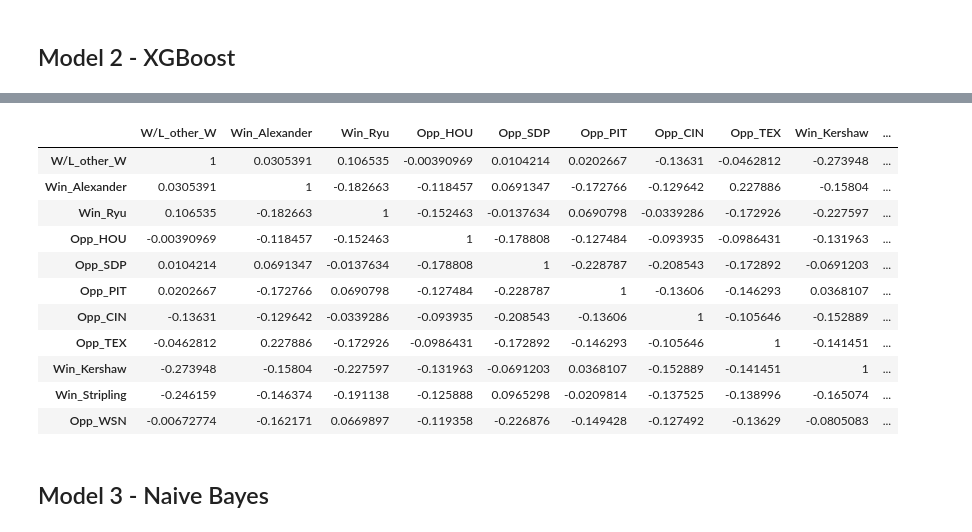
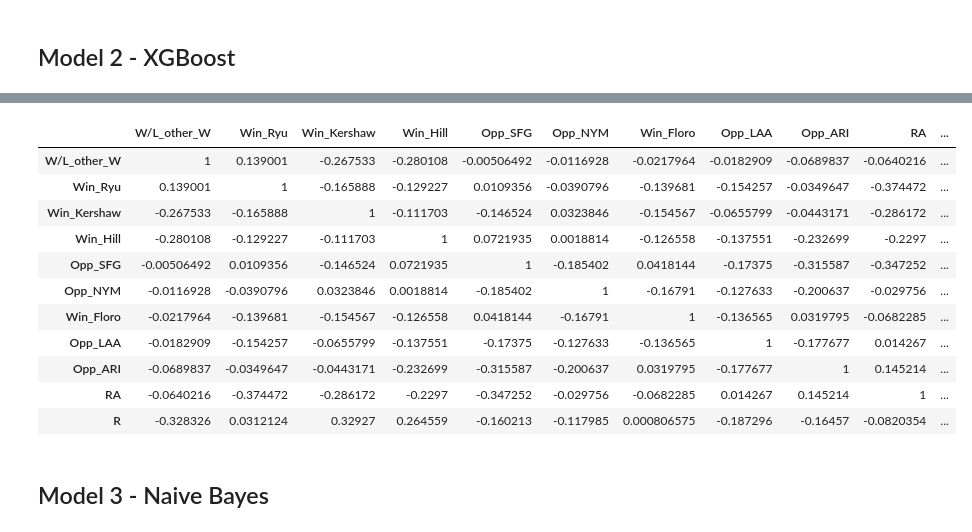
Before and after one commit to CoachCooz/Capstone-, a Jupyter notebook: Modeling.ipynb, the cells around one changed output, grey strips where cells are left out. Saved outputs shown, nothing was run; the diff lists cells and outputs as text; code cells hidden in the pictures.

```diff
--- a/Modeling.ipynb
+++ b/Modeling.ipynb
@@ -495,21 +495,21 @@ weighted avg       0.53      0.52      0.52        69
 # %%
-feature_corr_XG = boxscore_final[['W/L_other_W', 'Win_Alexander', 'Win_Ryu', 'Opp_HOU', 'Opp_SDP',
-                                  'Opp_PIT', 'Opp_CIN', 'Opp_TEX', 'Win_Kershaw', 'Win_Stripling',
-                                  'Opp_WSN']].corr()
+feature_corr_XG = boxscore_final[['W/L_other_W', 'Win_Ryu', 'Win_Kershaw', 'Win_Hill', 'Opp_SFG',
+                                  'Opp_NYM', 'Win_Floro', 'Opp_LAA', 'Opp_ARI', 'RA',
+                                  'R']].corr()
 feature_corr_XG.corr().style.background_gradient(cmap='Blues')
 # %% [output]
-|  | W/L_other_W | Win_Alexander | Win_Ryu | Opp_HOU | Opp_SDP | Opp_PIT | Opp_CIN | Opp_TEX | Win_Kershaw | ... |
-| W/L_other_W | 1 | 0.0305391 | 0.106535 | -0.00390969 | 0.0104214 | 0.0202667 | -0.13631 | -0.0462812 | -0.273948 | ... |
-| Win_Alexander | 0.0305391 | 1 | -0.182663 | -0.118457 | 0.0691347 | -0.172766 | -0.129642 | 0.227886 | -0.15804 | ... |
-| Win_Ryu | 0.106535 | -0.182663 | 1 | -0.152463 | -0.0137634 | 0.0690798 | -0.0339286 | -0.172926 | -0.227597 | ... |
-| Opp_HOU | -0.00390969 | -0.118457 | -0.152463 | 1 | -0.178808 | -0.127484 | -0.093935 | -0.0986431 | -0.131963 | ... |
-| Opp_SDP | 0.0104214 | 0.0691347 | -0.0137634 | -0.178808 | 1 | -0.228787 | -0.208543 | -0.172892 | -0.0691203 | ... |
-| Opp_PIT | 0.0202667 | -0.172766 | 0.0690798 | -0.127484 | -0.228787 | 1 | -0.13606 | -0.146293 | 0.0368107 | ... |
-| Opp_CIN | -0.13631 | -0.129642 | -0.0339286 | -0.093935 | -0.208543 | -0.13606 | 1 | -0.105646 | -0.152889 | ... |
-| Opp_TEX | -0.0462812 | 0.227886 | -0.172926 | -0.0986431 | -0.172892 | -0.146293 | -0.105646 | 1 | -0.141451 | ... |
-| Win_Kershaw | -0.273948 | -0.15804 | -0.227597 | -0.131963 | -0.0691203 | 0.0368107 | -0.152889 | -0.141451 | 1 | ... |
-| Win_Stripling | -0.246159 | -0.146374 | -0.191138 | -0.125888 | 0.0965298 | -0.0209814 | -0.137525 | -0.138996 | -0.165074 | ... |
-| Opp_WSN | -0.00672774 | -0.162171 | 0.0669897 | -0.119358 | -0.226876 | -0.149428 | -0.127492 | -0.13629 | -0.0805083 | ... |
+|  | W/L_other_W | Win_Ryu | Win_Kershaw | Win_Hill | Opp_SFG | Opp_NYM | Win_Floro | Opp_LAA | Opp_ARI | RA | ... |
+| W/L_other_W | 1 | 0.139001 | -0.267533 | -0.280108 | -0.00506492 | -0.0116928 | -0.0217964 | -0.0182909 | -0.0689837 | -0.0640216 | ... |
+| Win_Ryu | 0.139001 | 1 | -0.165888 | -0.129227 | 0.0109356 | -0.0390796 | -0.139681 | -0.154257 | -0.0349647 | -0.374472 | ... |
+| Win_Kershaw | -0.267533 | -0.165888 | 1 | -0.111703 | -0.146524 | 0.0323846 | -0.154567 | -0.0655799 | -0.0443171 | -0.286172 | ... |
+| Win_Hill | -0.280108 | -0.129227 | -0.111703 | 1 | 0.0721935 | 0.0018814 | -0.126558 | -0.137551 | -0.232699 | -0.2297 | ... |
+| Opp_SFG | -0.00506492 | 0.0109356 | -0.146524 | 0.0721935 | 1 | -0.185402 | 0.0418144 | -0.17375 | -0.315587 | -0.347252 | ... |
+| Opp_NYM | -0.0116928 | -0.0390796 | 0.0323846 | 0.0018814 | -0.185402 | 1 | -0.16791 | -0.127633 | -0.200637 | -0.029756 | ... |
+| Win_Floro | -0.0217964 | -0.139681 | -0.154567 | -0.126558 | 0.0418144 | -0.16791 | 1 | -0.136565 | 0.0319795 | -0.0682285 | ... |
+| Opp_LAA | -0.0182909 | -0.154257 | -0.0655799 | -0.137551 | -0.17375 | -0.127633 | -0.136565 | 1 | -0.177677 | 0.014267 | ... |
+| Opp_ARI | -0.0689837 | -0.0349647 | -0.0443171 | -0.232699 | -0.315587 | -0.200637 | 0.0319795 | -0.177677 | 1 | 0.145214 | ... |
+| RA | -0.0640216 | -0.374472 | -0.286172 | -0.2297 | -0.347252 | -0.029756 | -0.0682285 | 0.014267 | 0.145214 | 1 | ... |
+| R | -0.328326 | 0.0312124 | 0.32927 | 0.264559 | -0.160213 | -0.117985 | 0.000806575 | -0.187296 | -0.16457 | -0.0820354 | ... |
 # %% [markdown]
 ## Model 3 - Naive Bayes
 # %%
```
Also changed, not shown: parts of 14 cells of this notebook.
